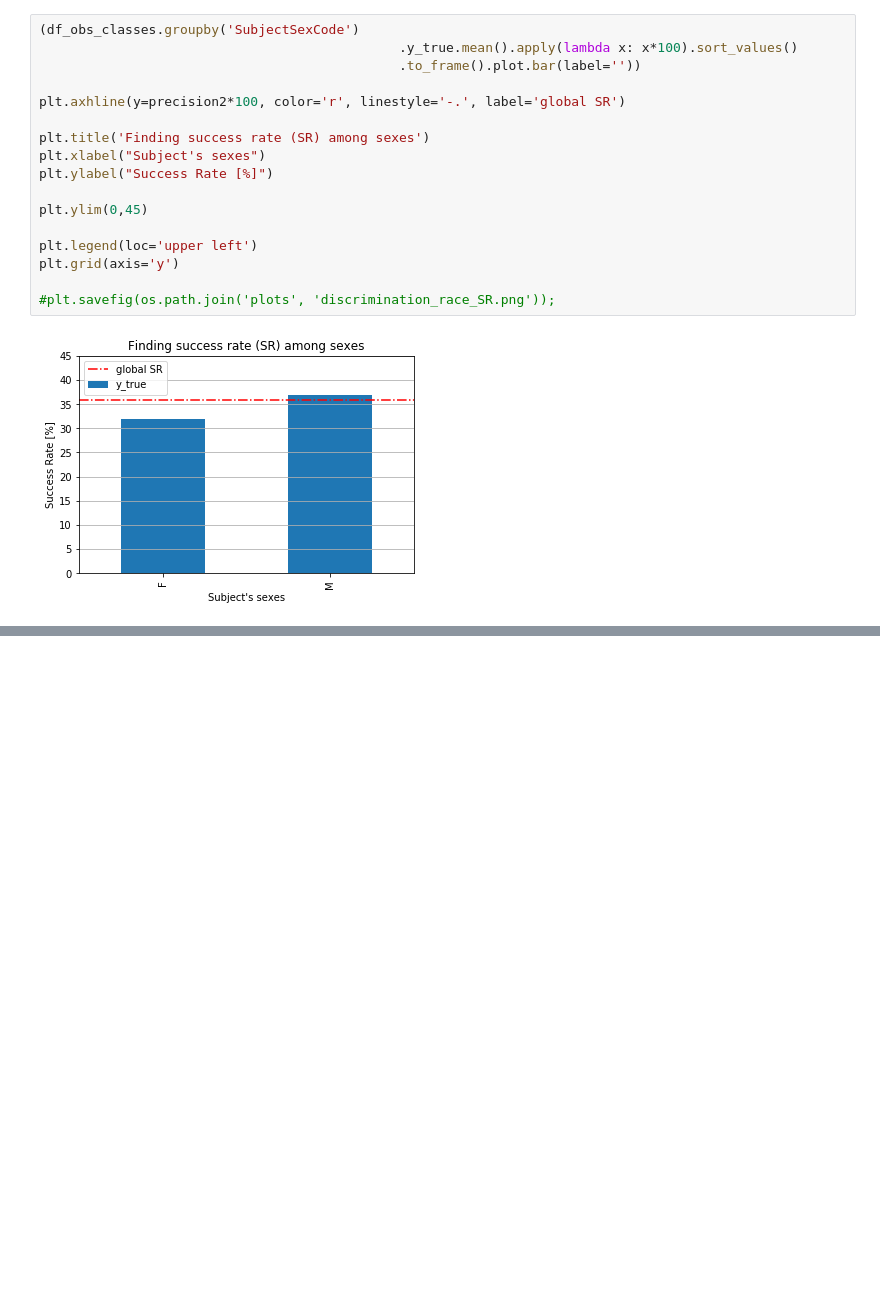
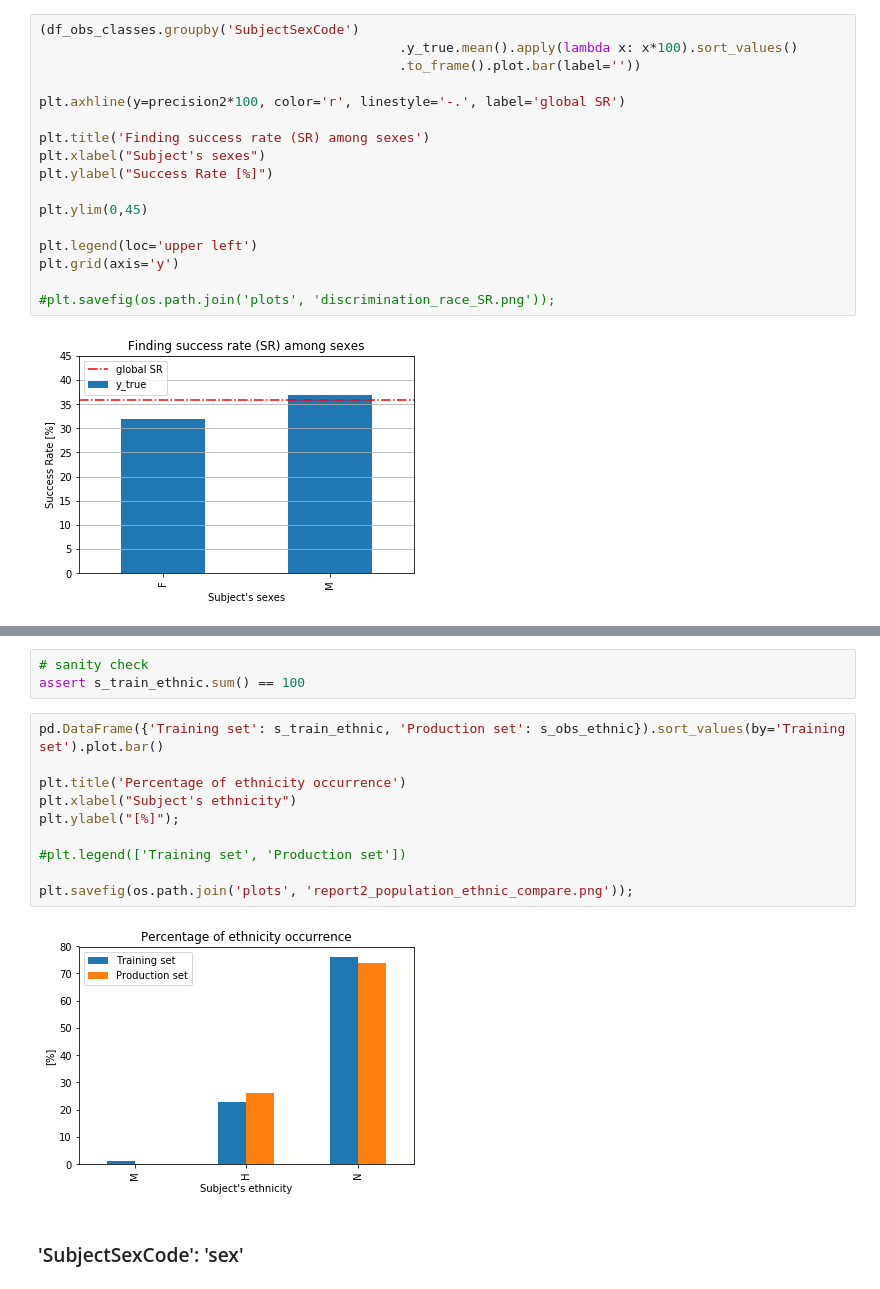
Before and after one commit to jnpicao/LDSSA-batch3-workspace, a Jupyter notebook: Capstone/heroku_model_results_assessment.ipynb, the cells around one changed output, grey strips where cells are left out. Saved outputs shown, nothing was run; the diff lists cells and outputs as text; blank space fills up the shorter version.

```diff
--- a/Capstone/heroku_model_results_assessment.ipynb
+++ b/Capstone/heroku_model_results_assessment.ipynb
@@ -614,0 +739,17 @@ plt.grid(axis='y')
+# %%
+# sanity check
+assert s_train_ethnic.sum() == 100
+# %%
+pd.DataFrame({'Training set': s_train_ethnic, 'Production set': s_obs_ethnic}).sort_values(by='Training set').plot.bar()
+
+plt.title('Percentage of ethnicity occurrence')
+plt.xlabel("Subject's ethnicity")
+plt.ylabel("[%]");
+
+#plt.legend(['Training set', 'Production set'])
+
+plt.savefig(os.path.join('plots', 'report2_population_ethnic_compare.png'));
+# %% [output]
+[figure, added]
+# %% [markdown]
+### 'SubjectSexCode': 'sex'
```
Also changed, not shown: parts of 41 cells of this notebook.
